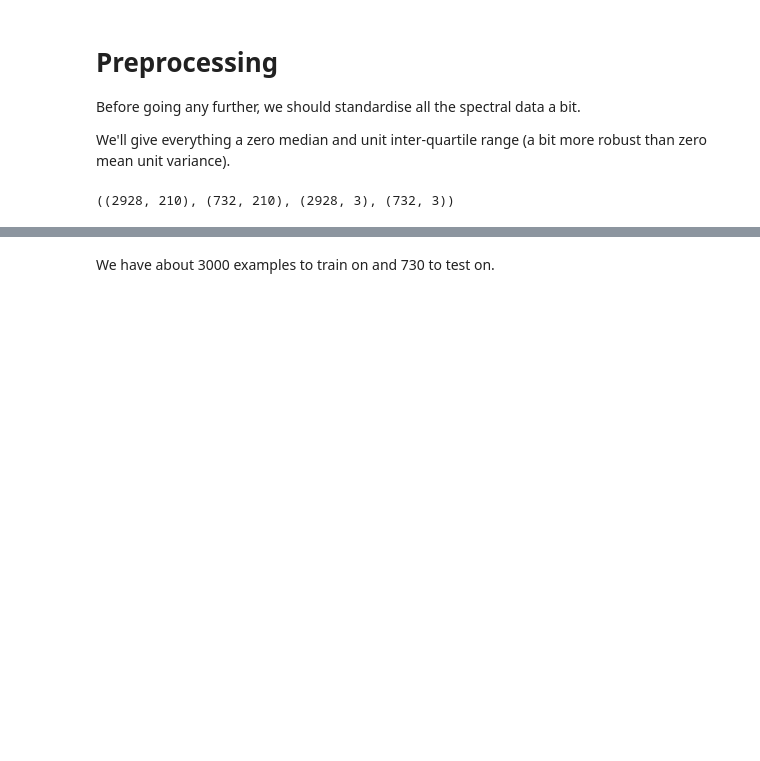
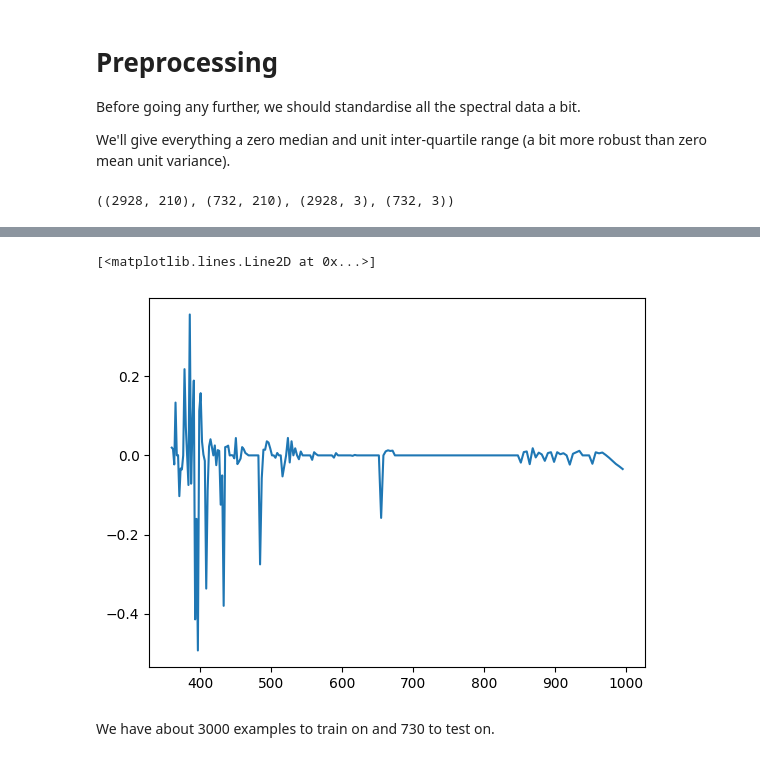
Before and after one commit to czs-school-23/bayesian-ml, a Jupyter notebook: stellar_spectra_example_emily.ipynb, the cells around one changed output, grey strips where cells are left out. Cells and saved outputs as stored; diff of their text form; code cells hidden in the pictures; blank space fills up the shorter version.

```diff
--- a/stellar_spectra_example_emily.ipynb
+++ b/stellar_spectra_example_emily.ipynb
@@ -110,3 +136,8 @@ x_train.shape, x_test.shape, y_train.shape, y_test.shape
+# %%
+plt.plot(wavelengths, x_scaled[1000])
+# %% [output]
+[<matplotlib.lines.Line2D at 0x...>]
+[figure, added]
 # %% [markdown]
 We have about 3000 examples to train on and 730 to test on.
 # %% [markdown]
```
Also changed, not shown: parts of 14 cells of this notebook.
